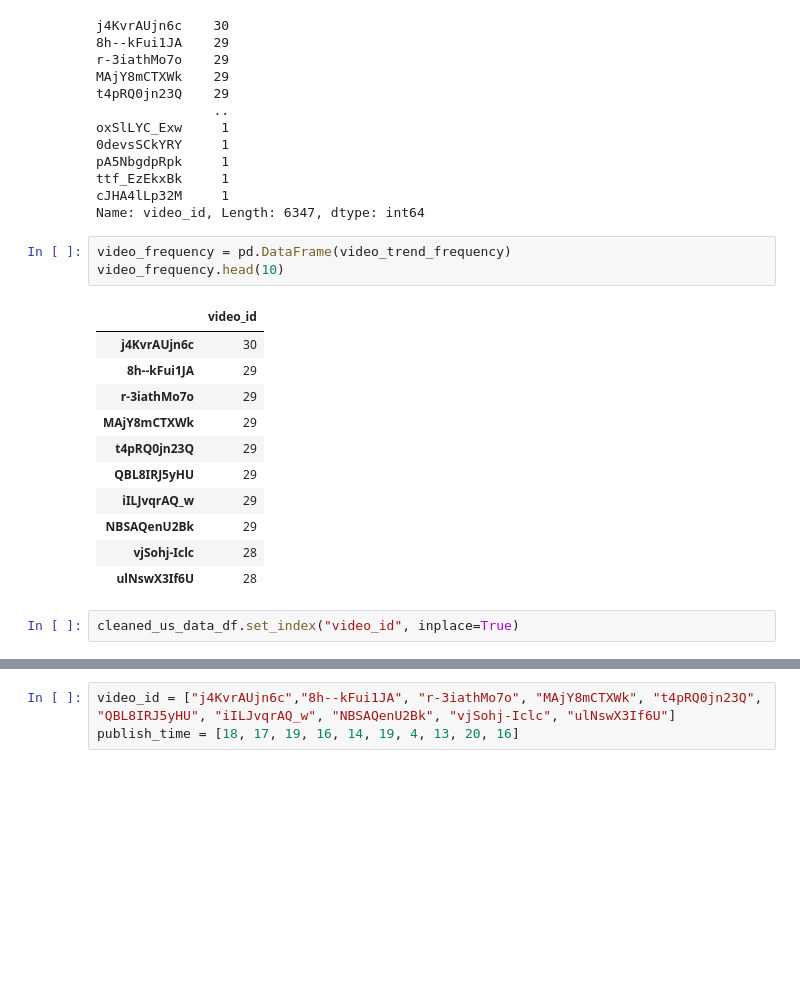
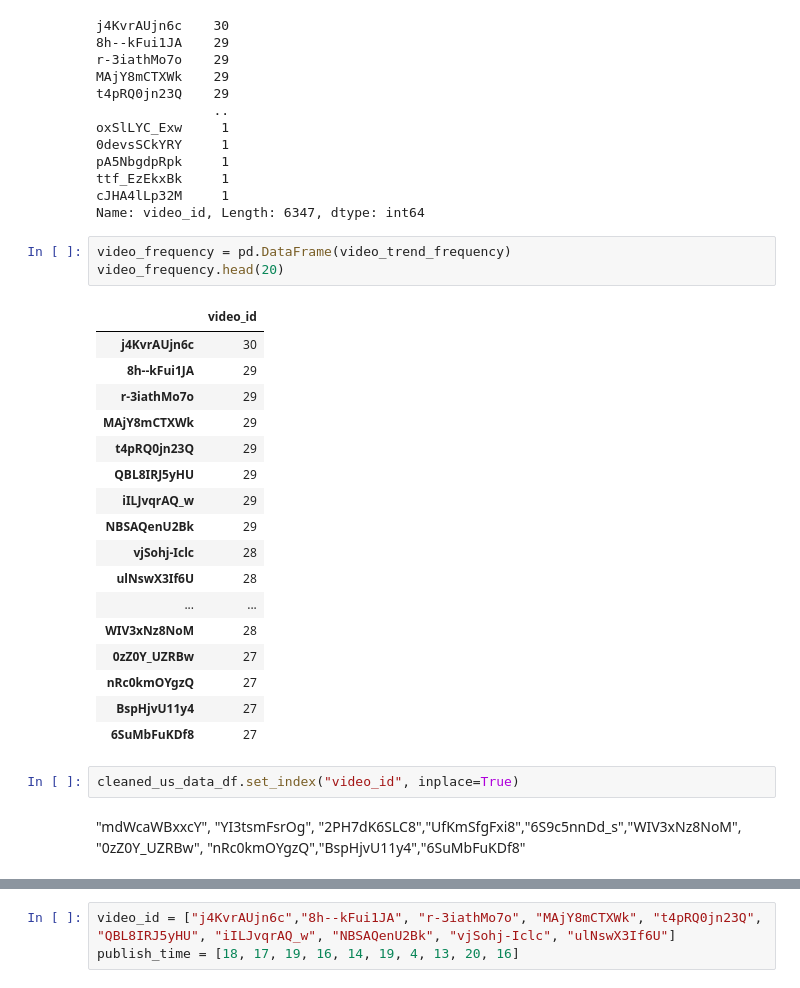
Before and after one commit to kimco2/project_1_misison_youtube, a Jupyter notebook: US_youtube_release_time_day.ipynb, the cells around one changed output, grey strips where cells are left out. Cells and saved outputs as stored; diff of their text form; blank space fills up the shorter version.

```diff
--- a/US_youtube_release_time_day.ipynb
+++ b/US_youtube_release_time_day.ipynb
@@ -45,18 +43,26 @@ cJHA4lLp32M     1
 Name: video_id, Length: 6347, dtype: int64
 # %%
 video_frequency = pd.DataFrame(video_trend_frequency)
-video_frequency.head(10)
+video_frequency.head(20)
 # %% [output]
 |  | video_id |
 | j4KvrAUjn6c | 30 |
 | 8h--kFui1JA | 29 |
 | r-3iathMo7o | 29 |
 | MAjY8mCTXWk | 29 |
 | t4pRQ0jn23Q | 29 |
 | QBL8IRJ5yHU | 29 |
 | iILJvqrAQ_w | 29 |
 | NBSAQenU2Bk | 29 |
 | vjSohj-Iclc | 28 |
 | ulNswX3If6U | 28 |
+| ... | ... |
+| WIV3xNz8NoM | 28 |
+| 0zZ0Y_UZRBw | 27 |
+| nRc0kmOYgzQ | 27 |
+| BspHjvU11y4 | 27 |
+| 6SuMbFuKDf8 | 27 |
 # %%
 cleaned_us_data_df.set_index("video_id", inplace=True)
+# %% [markdown]
+"mdWcaWBxxcY", "YI3tsmFsrOg", "2PH7dK6SLC8","UfKmSfgFxi8","6S9c5nnDd_s","WIV3xNz8NoM", "0zZ0Y_UZRBw", "nRc0kmOYgzQ","BspHjvU11y4","6SuMbFuKDf8"
```
Also changed, not shown: parts of 38 cells of this notebook.
